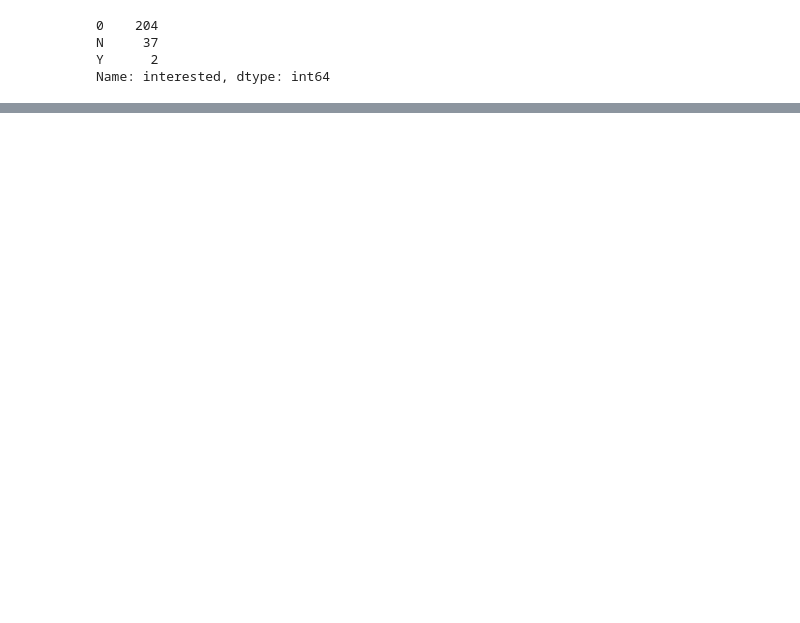
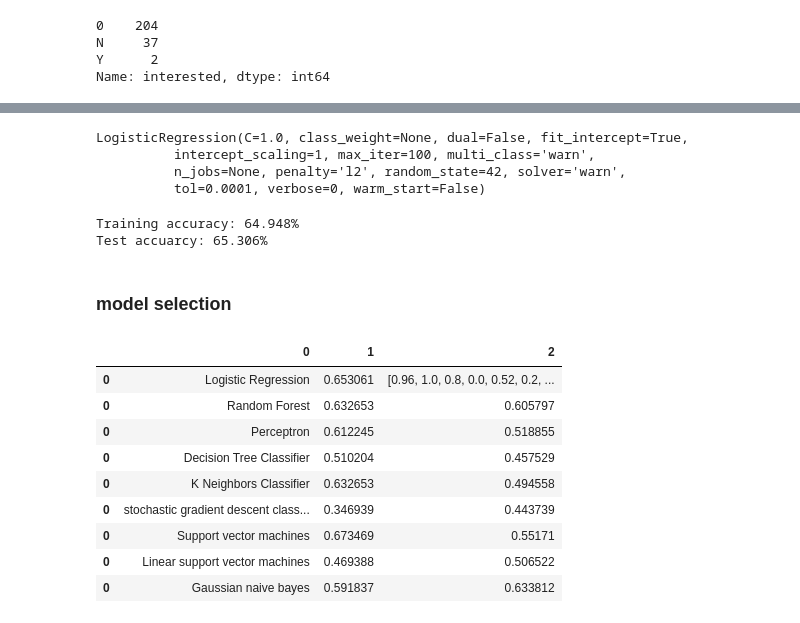
Before and after one commit to lokesh1233/LEAD_MS, a Jupyter notebook: notebooks/PreprocessingData.ipynb, the cells around one changed output, grey strips where cells are left out. Saved outputs shown, nothing was run; the diff lists cells and outputs as text; code cells hidden in the pictures; blank space fills up the shorter version.

```diff
--- a/notebooks/PreprocessingData.ipynb
+++ b/notebooks/PreprocessingData.ipynb
@@ -201,2 +252,0 @@ See the caveats in the documentation: http://pandas.pydata.org/pandas-docs/stabl
-# %%
-lead_transform['lead_stage_code'] = enc.fit_transform(lead_transform['lead_stage'].astype('str'))
@@ -210,0 +259,3 @@ Xm = make_ohe.fit_transform(df.make_encoded.values.reshape(-1,1)).toarray()
+# %%
+df_y = lead_modelData['is_customer']
+df_X = lead_modelData.drop(['lead_stage', "is_customer"], axis=1)
@@ -210,0 +292,28 @@ Xm = make_ohe.fit_transform(df.make_encoded.values.reshape(-1,1)).toarray()
+# %%
+# logistic model initialization
+model = LogisticRegression(random_state=42)
+
+model.fit(X_train, y_train)
+# %% [output]
+LogisticRegression(C=1.0, class_weight=None, dual=False, fit_intercept=True,
+          intercept_scaling=1, max_iter=100, multi_class='warn',
+          n_jobs=None, penalty='l2', random_state=42, solver='warn',
+          tol=0.0001, verbose=0, warm_start=False)
+# %%
+## predict the model
+y_train_pred = model.predict(X_train)
+y_test_pred = model.predict(X_test)
+
+accuracy_train = accuracy_score(y_train, y_train_pred)
+accuracy_test = accuracy_score(y_test, y_test_pred)
+cross_score = cross_val_score(model, df_X, df_y, cv=10)
+
+print("Training accuracy: {0:.3f}%".format(accuracy_train*100))
+print("Test accuarcy: {0:.3f}%".format(accuracy_test*100))
+
+modelTest = pd.DataFrame([['Logistic Regression', accuracy_test, cross_score]])
+# %% [output]
+Training accuracy: 64.948%
+Test accuarcy: 65.306%
+# %% [markdown]
+### model selection
@@ -210,0 +335,45 @@ Xm = make_ohe.fit_transform(df.make_encoded.values.reshape(-1,1)).toarray()
+# %%
+# Randam Forest classification
+mdlR = RandomForestClassifier(max_depth=2, random_state=0)
+modelTest = modelTest.append(model_selection(mdlR, "Random Forest"))
+
+# Preceptron
+perc = Perceptron(max_iter=1)
+modelTest = modelTest.append(model_selection(perc, "Perceptron"))
+
+# Decision Tree Classfier
+dtc = DecisionTreeClassifier()
+modelTest = modelTest.append(model_selection(dtc, "Decision Tree Classifier"))
+
+# K Neighbor
+knc = KNeighborsClassifier()
+modelTest = modelTest.append(model_selection(knc, "K Neighbors Classifier"))
+
+# stochastic Gradient descent classifier
+sgdCl = SGDClassifier(max_iter=5)
+modelTest = modelTest.append(model_selection(sgdCl, "stochastic gradient descent classifier"))
+
+# support vector machines
+svcl = SVC()
+modelTest = modelTest.append(model_selection(svcl, "Support vector machines"))
+
+# linear support vector machines
+lsvcl = LinearSVC()
+modelTest = modelTest.append(model_selection(lsvcl, "Linear support vector machines"))
+
+# Gaussian naive bayes
+gnb = GaussianNB()
+modelTest = modelTest.append(model_selection(gnb, "Gaussian naive bayes"))
+# %%
+modelTest
+# %% [output]
+|  | 0 | 1 | 2 |
+| 0 | Logistic Regression | 0.653061 | [0.96, 1.0, 0.8, 0.0, 0.52, 0.2, ... |
+| 0 | Random Forest | 0.632653 | 0.605797 |
+| 0 | Perceptron | 0.612245 | 0.518855 |
+| 0 | Decision Tree Classifier | 0.510204 | 0.457529 |
+| 0 | K Neighbors Classifier | 0.632653 | 0.494558 |
+| 0 | stochastic gradient descent class... | 0.346939 | 0.443739 |
+| 0 | Support vector machines | 0.673469 | 0.55171 |
+| 0 | Linear support vector machines | 0.469388 | 0.506522 |
+| 0 | Gaussian naive bayes | 0.591837 | 0.633812 |
```
Also changed, not shown: parts of 42 cells of this notebook, 2 other files.
